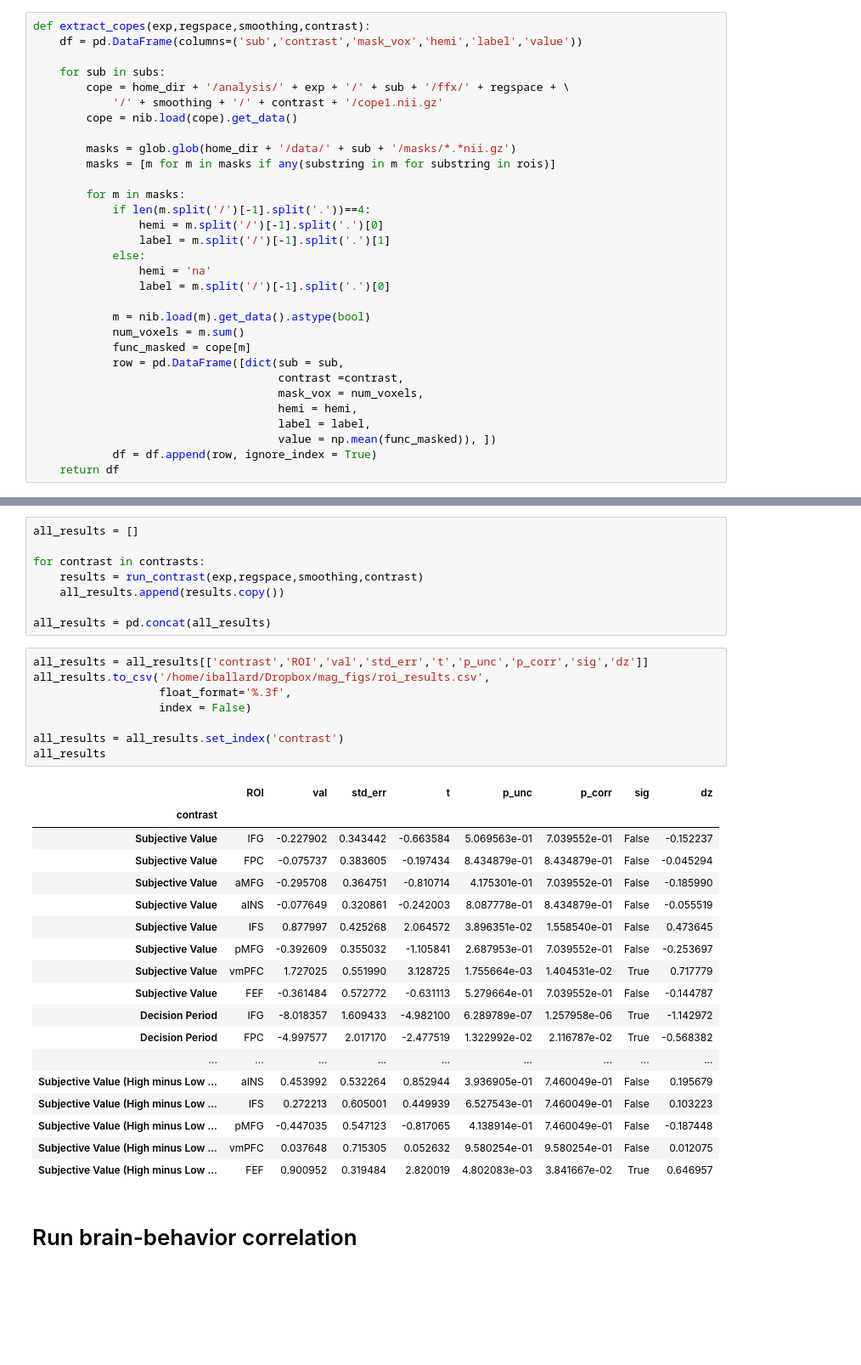
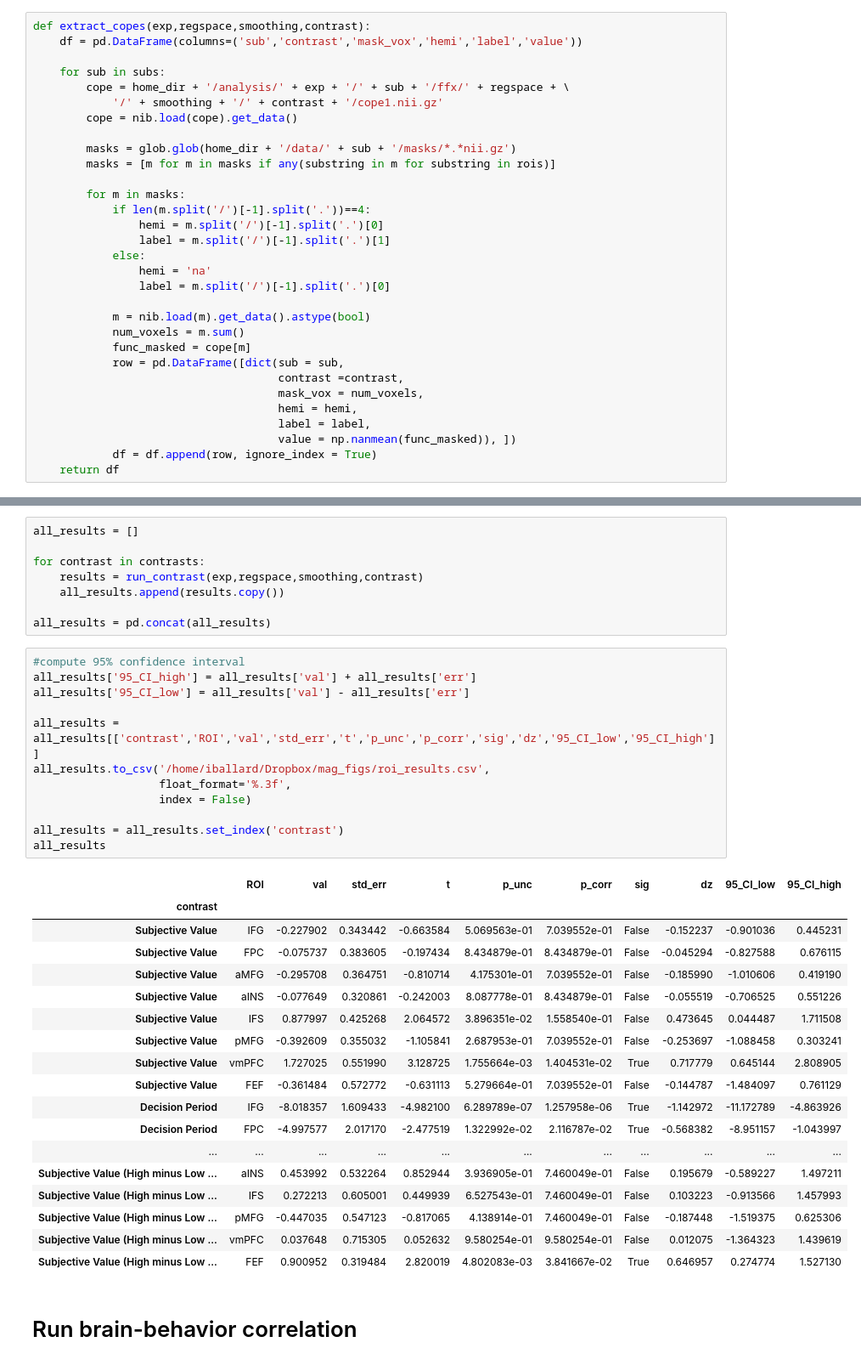
Before and after one commit to iancballard/magnitude, a Jupyter notebook: roi_analysis.ipynb, the cells around one changed output, grey strips where cells are left out. Shown at 85% size. Saved outputs shown, nothing was run; the diff lists cells and outputs as text; blank space fills up the shorter version.

```diff
--- a/roi_analysis.ipynb
+++ b/roi_analysis.ipynb
@@ -67,7 +67,7 @@ def extract_copes(exp,regspace,smoothing,contrast):
                                      mask_vox = num_voxels,
                                      hemi = hemi,
                                      label = label,
-                                     value = np.mean(func_masked)), ])
+                                     value = np.nanmean(func_masked)), ])
             df = df.append(row, ignore_index = True)
     return df
 # %%
@@ -192,32 +192,36 @@ for contrast in contrasts:
 
 all_results = pd.concat(all_results)
 # %%
-all_results = all_results[['contrast','ROI','val','std_err','t','p_unc','p_corr','sig','dz']]
+#compute 95% confidence interval
+all_results['95_CI_high'] = all_results['val'] + all_results['err']
+all_results['95_CI_low'] = all_results['val'] - all_results['err']
+
+all_results = all_results[['contrast','ROI','val','std_err','t','p_unc','p_corr','sig','dz','95_CI_low','95_CI_high']]
 all_results.to_csv('/home/iballard/Dropbox/mag_figs/roi_results.csv',
                    float_format='%.3f',
                    index = False)
 
 all_results = all_results.set_index('contrast')
 all_results
 # %% [output]
-|  | ROI | val | std_err | t | p_unc | p_corr | sig | dz |
-| contrast |  |  |  |  |  |  |  |  |
-| Subjective Value | IFG | -0.227902 | 0.343442 | -0.663584 | 5.069563e-01 | 7.039552e-01 | False | -0.152237 |
-| Subjective Value | FPC | -0.075737 | 0.383605 | -0.197434 | 8.434879e-01 | 8.434879e-01 | False | -0.045294 |
-| Subjective Value | aMFG | -0.295708 | 0.364751 | -0.810714 | 4.175301e-01 | 7.039552e-01 | False | -0.185990 |
-| Subjective Value | aINS | -0.077649 | 0.320861 | -0.242003 | 8.087778e-01 | 8.434879e-01 | False | -0.055519 |
-| Subjective Value | IFS | 0.877997 | 0.425268 | 2.064572 | 3.896351e-02 | 1.558540e-01 | False | 0.473645 |
-| Subjective Value | pMFG | -0.392609 | 0.355032 | -1.105841 | 2.687953e-01 | 7.039552e-01 | False | -0.253697 |
-| Subjective Value | vmPFC | 1.727025 | 0.551990 | 3.128725 | 1.755664e-03 | 1.404531e-02 | True | 0.717779 |
-| Subjective Value | FEF | -0.361484 | 0.572772 | -0.631113 | 5.279664e-01 | 7.039552e-01 | False | -0.144787 |
-| Decision Period | IFG | -8.018357 | 1.609433 | -4.982100 | 6.289789e-07 | 1.257958e-06 | True | -1.142972 |
-| Decision Period | FPC | -4.997577 | 2.017170 | -2.477519 | 1.322992e-02 | 2.116787e-02 | True | -0.568382 |
-| ... | ... | ... | ... | ... | ... | ... | ... | ... |
-| Subjective Value (High minus Low ... | aINS | 0.453992 | 0.532264 | 0.852944 | 3.936905e-01 | 7.460049e-01 | False | 0.195679 |
-| Subjective Value (High minus Low ... | IFS | 0.272213 | 0.605001 | 0.449939 | 6.527543e-01 | 7.460049e-01 | False | 0.103223 |
-| Subjective Value (High minus Low ... | pMFG | -0.447035 | 0.547123 | -0.817065 | 4.138914e-01 | 7.460049e-01 | False | -0.187448 |
-| Subjective Value (High minus Low ... | vmPFC | 0.037648 | 0.715305 | 0.052632 | 9.580254e-01 | 9.580254e-01 | False | 0.012075 |
-| Subjective Value (High minus Low ... | FEF | 0.900952 | 0.319484 | 2.820019 | 4.802083e-03 | 3.841667e-02 | True | 0.646957 |
+|  | ROI | val | std_err | t | p_unc | p_corr | sig | dz | 95_CI_low | 95_CI_high |
+| contrast |  |  |  |  |  |  |  |  |  |  |
+| Subjective Value | IFG | -0.227902 | 0.343442 | -0.663584 | 5.069563e-01 | 7.039552e-01 | False | -0.152237 | -0.901036 | 0.445231 |
+| Subjective Value | FPC | -0.075737 | 0.383605 | -0.197434 | 8.434879e-01 | 8.434879e-01 | False | -0.045294 | -0.827588 | 0.676115 |
+| Subjective Value | aMFG | -0.295708 | 0.364751 | -0.810714 | 4.175301e-01 | 7.039552e-01 | False | -0.185990 | -1.010606 | 0.419190 |
+| Subjective Value | aINS | -0.077649 | 0.320861 | -0.242003 | 8.087778e-01 | 8.434879e-01 | False | -0.055519 | -0.706525 | 0.551226 |
+| Subjective Value | IFS | 0.877997 | 0.425268 | 2.064572 | 3.896351e-02 | 1.558540e-01 | False | 0.473645 | 0.044487 | 1.711508 |
+| Subjective Value | pMFG | -0.392609 | 0.355032 | -1.105841 | 2.687953e-01 | 7.039552e-01 | False | -0.253697 | -1.088458 | 0.303241 |
+| Subjective Value | vmPFC | 1.727025 | 0.551990 | 3.128725 | 1.755664e-03 | 1.404531e-02 | True | 0.717779 | 0.645144 | 2.808905 |
+| Subjective Value | FEF | -0.361484 | 0.572772 | -0.631113 | 5.279664e-01 | 7.039552e-01 | False | -0.144787 | -1.484097 | 0.761129 |
+| Decision Period | IFG | -8.018357 | 1.609433 | -4.982100 | 6.289789e-07 | 1.257958e-06 | True | -1.142972 | -11.172789 | -4.863926 |
+| Decision Period | FPC | -4.997577 | 2.017170 | -2.477519 | 1.322992e-02 | 2.116787e-02 | True | -0.568382 | -8.951157 | -1.043997 |
+| ... | ... | ... | ... | ... | ... | ... | ... | ... | ... | ... |
+| Subjective Value (High minus Low ... | aINS | 0.453992 | 0.532264 | 0.852944 | 3.936905e-01 | 7.460049e-01 | False | 0.195679 | -0.589227 | 1.497211 |
+| Subjective Value (High minus Low ... | IFS | 0.272213 | 0.605001 | 0.449939 | 6.527543e-01 | 7.460049e-01 | False | 0.103223 | -0.913566 | 1.457993 |
+| Subjective Value (High minus Low ... | pMFG | -0.447035 | 0.547123 | -0.817065 | 4.138914e-01 | 7.460049e-01 | False | -0.187448 | -1.519375 | 0.625306 |
+| Subjective Value (High minus Low ... | vmPFC | 0.037648 | 0.715305 | 0.052632 | 9.580254e-01 | 9.580254e-01 | False | 0.012075 | -1.364323 | 1.439619 |
+| Subjective Value (High minus Low ... | FEF | 0.900952 | 0.319484 | 2.820019 | 4.802083e-03 | 3.841667e-02 | True | 0.646957 | 0.274774 | 1.527130 |
 # %% [markdown]
 # Run brain-behavior correlation
 # %%
```
